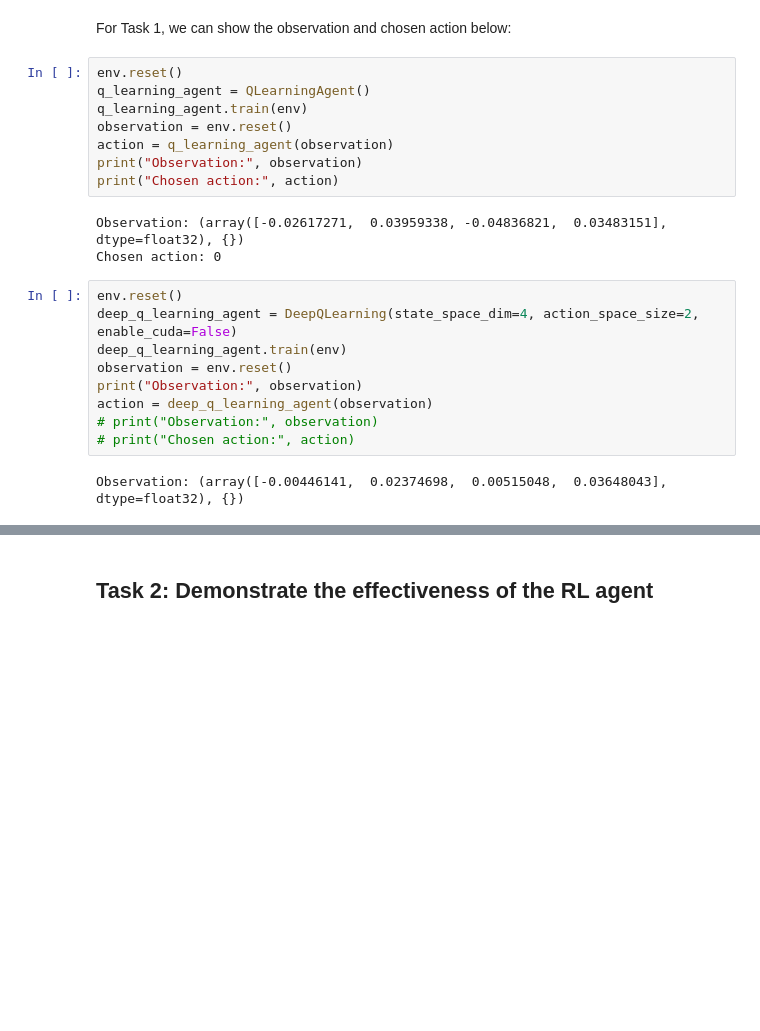
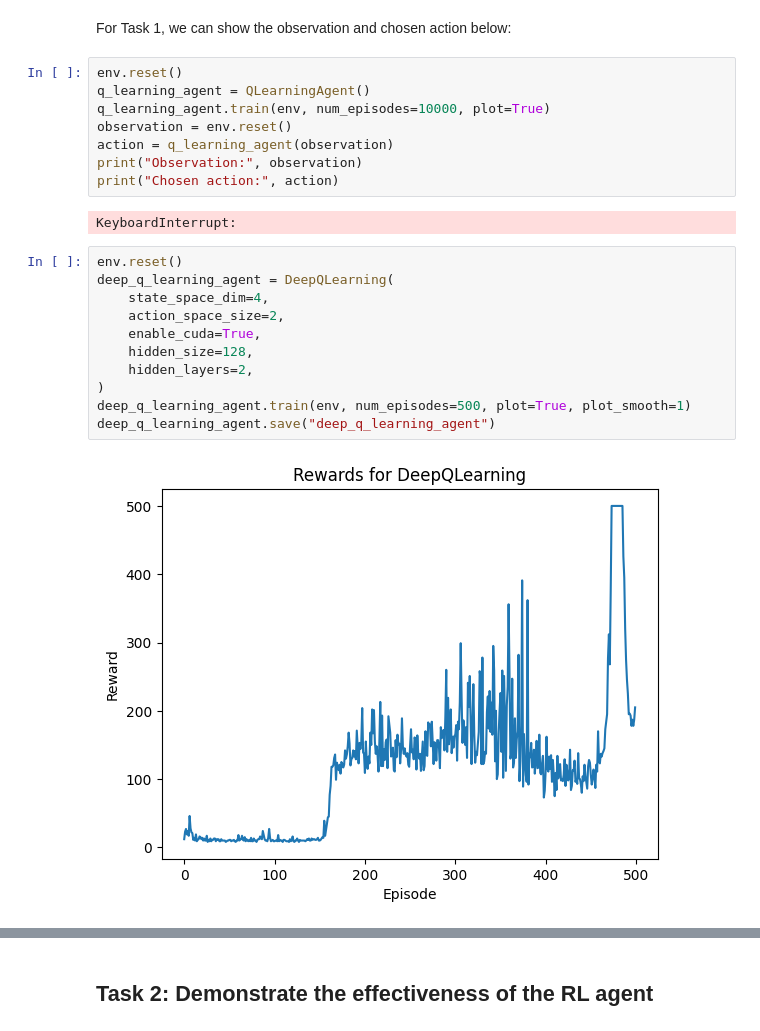
Before and after one commit to ruochee723/SC3000-Balancing-Pole-on-Cart, a Jupyter notebook: src/cartpole.ipynb, the cells around one changed output, grey strips where cells are left out. Cells and saved outputs as stored; diff of their text form; blank space fills up the shorter version.

```diff
--- a/src/cartpole.ipynb
+++ b/src/cartpole.ipynb
@@ -431,22 +546,23 @@ For Task 1, we can show the observation and chosen action below:
 # %%
 env.reset()
 q_learning_agent = QLearningAgent()
-q_learning_agent.train(env)
+q_learning_agent.train(env, num_episodes=10000, plot=True)
 observation = env.reset()
 action = q_learning_agent(observation)
 print("Observation:", observation)
 print("Chosen action:", action)
 # %% [output]
-Observation: (array([-0.02617271,  0.03959338, -0.04836821,  0.03483151], dtype=float32), {})
-Chosen action: 0
+KeyboardInterrupt:
 # %%
 env.reset()
-deep_q_learning_agent = DeepQLearning(state_space_dim=4, action_space_size=2, enable_cuda=False)
-deep_q_learning_agent.train(env)
-observation = env.reset()
-print("Observation:", observation)
-action = deep_q_learning_agent(observation)
-# print("Observation:", observation)
-# print("Chosen action:", action)
+deep_q_learning_agent = DeepQLearning(
+    state_space_dim=4,
+    action_space_size=2,
+    enable_cuda=True,
+    hidden_size=128,
+    hidden_layers=2,
+)
+deep_q_learning_agent.train(env, num_episodes=500, plot=True, plot_smooth=1)
+deep_q_learning_agent.save("deep_q_learning_agent")
 # %% [output]
-Observation: (array([-0.00446141,  0.02374698,  0.00515048,  0.03648043], dtype=float32), {})
+[figure, added]
```
Also changed, not shown: parts of 19 cells of this notebook.
